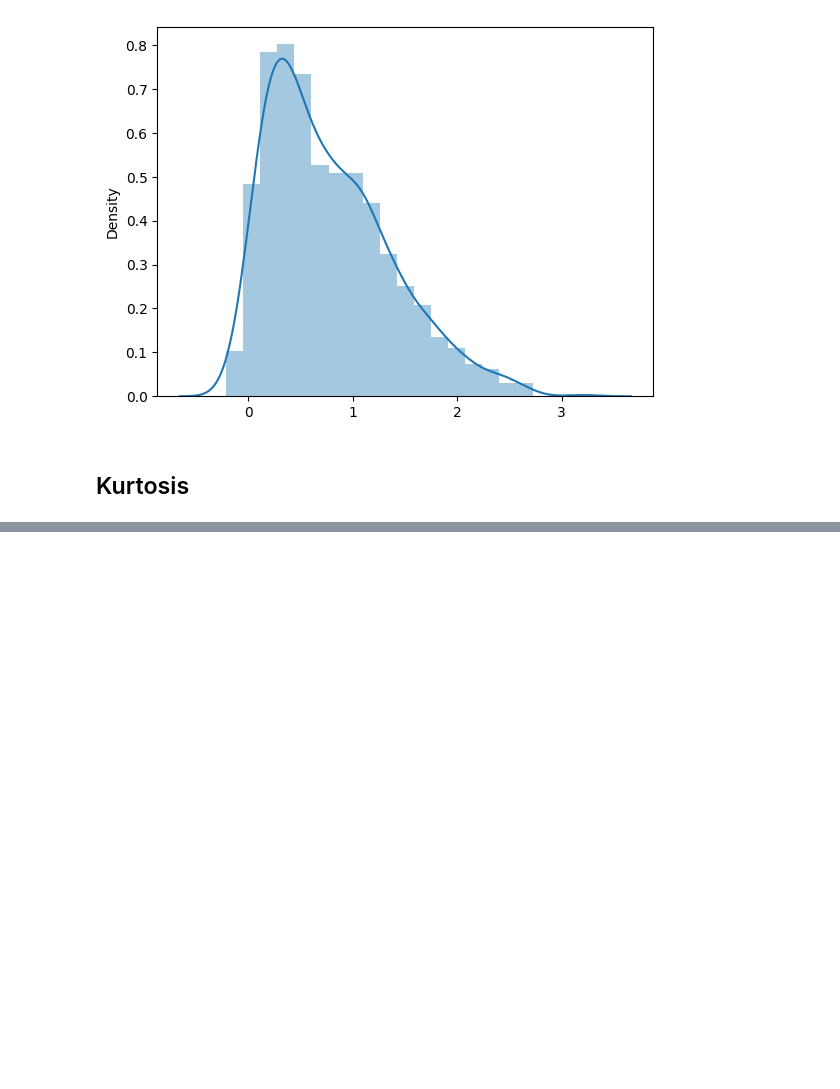
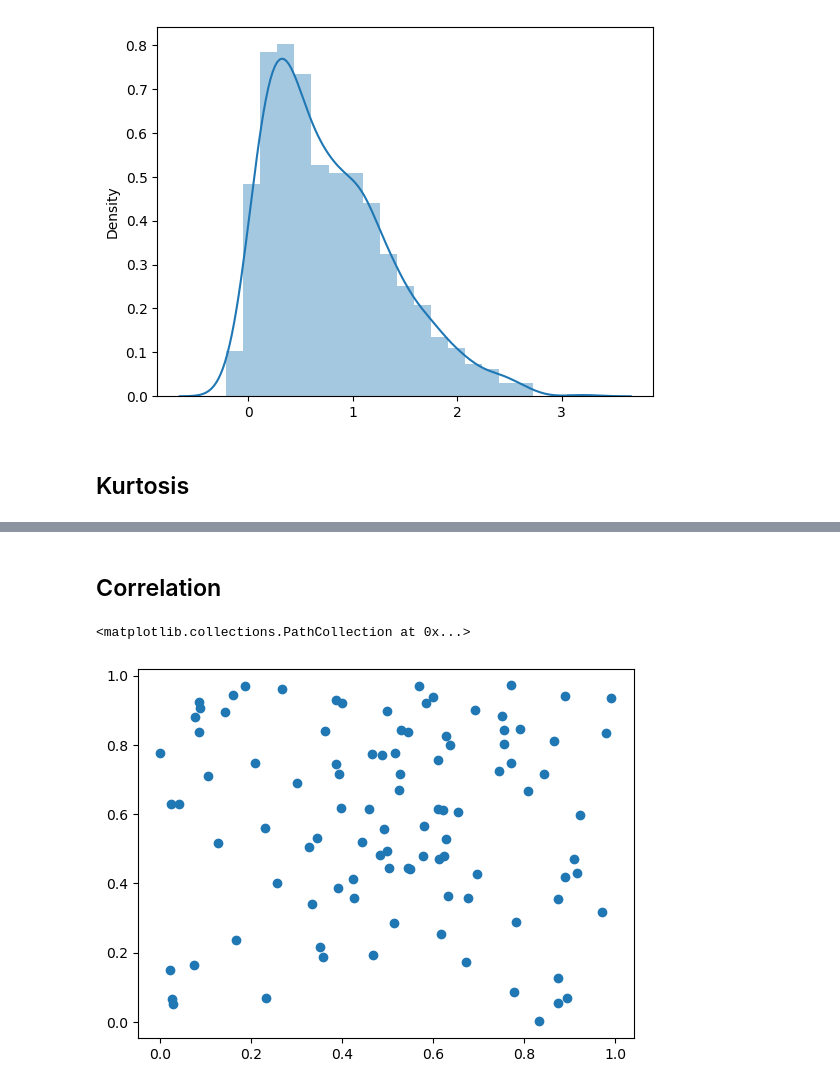
Before and after one commit to Red651/Hacktivate8Python, a Jupyter notebook: Descriptive_statistic.ipynb, the cells around one changed output, grey strips where cells are left out. Drawn from its saved outputs; the diff is of its cells as text; code cells hidden in the pictures; blank space fills up the shorter version.

```diff
--- a/Descriptive_statistic.ipynb
+++ b/Descriptive_statistic.ipynb
@@ -164,0 +354,14 @@ sns.distplot(X2)
+# %% [markdown]
+## Correlation
+# %%
+X = np.random.random(size=100)
+
+Y1 = np.random.random(size=100)
+
+Y2 =   2*X + np.random.random(size=100)
+Y3 = - 2*X + np.random.random(size=100)
+# %%
+plt.scatter(x=X, y=Y1)
+# %% [output]
+<matplotlib.collections.PathCollection at 0x...>
+[figure, added]
```
Also changed, not shown: parts of 71 cells of this notebook.
